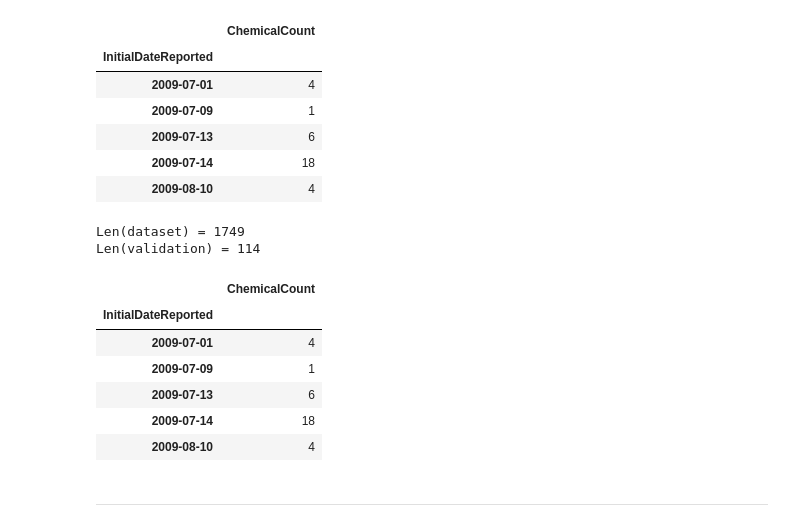
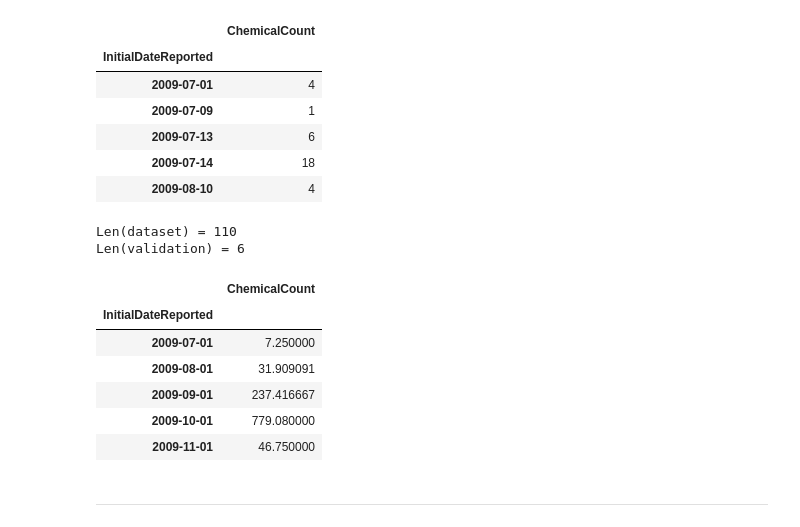
Before and after one commit to jmssalas/master-bigdata-businessanalytics, a Jupyter notebook: 09-masters-thesis/src/forecasting.ipynb, the cells around one changed output. Cells and saved outputs as stored; diff of their text form; code cells hidden in the pictures.

```diff
--- a/09-masters-thesis/src/forecasting.ipynb
+++ b/09-masters-thesis/src/forecasting.ipynb
@@ -185,22 +185,22 @@ dataset.head()
 | 2009-07-14 | 18 |
 | 2009-08-10 | 4 |
 # %%
-#dataset = dataset.resample('15D').mean().dropna()
-#validation = validation.resample('15D').mean().dropna()
+dataset = dataset.resample('MS').mean().dropna()
+validation = validation.resample('MS').mean().dropna()
 
 print('Len(dataset) =', len(dataset))
 print('Len(validation) =', len(validation))
 dataset.head()
 # %% [output]
-Len(dataset) = 1749
-Len(validation) = 114
+Len(dataset) = 110
+Len(validation) = 6
 |  | ChemicalCount |
 | InitialDateReported |  |
-| 2009-07-01 | 4 |
-| 2009-07-09 | 1 |
-| 2009-07-13 | 6 |
-| 2009-07-14 | 18 |
-| 2009-08-10 | 4 |
+| 2009-07-01 | 7.250000 |
+| 2009-08-01 | 31.909091 |
+| 2009-09-01 | 237.416667 |
+| 2009-10-01 | 779.080000 |
+| 2009-11-01 | 46.750000 |
 # %% [markdown]
 ---
 # %% [markdown]
```
Also changed, not shown: parts of 11 cells of this notebook.
